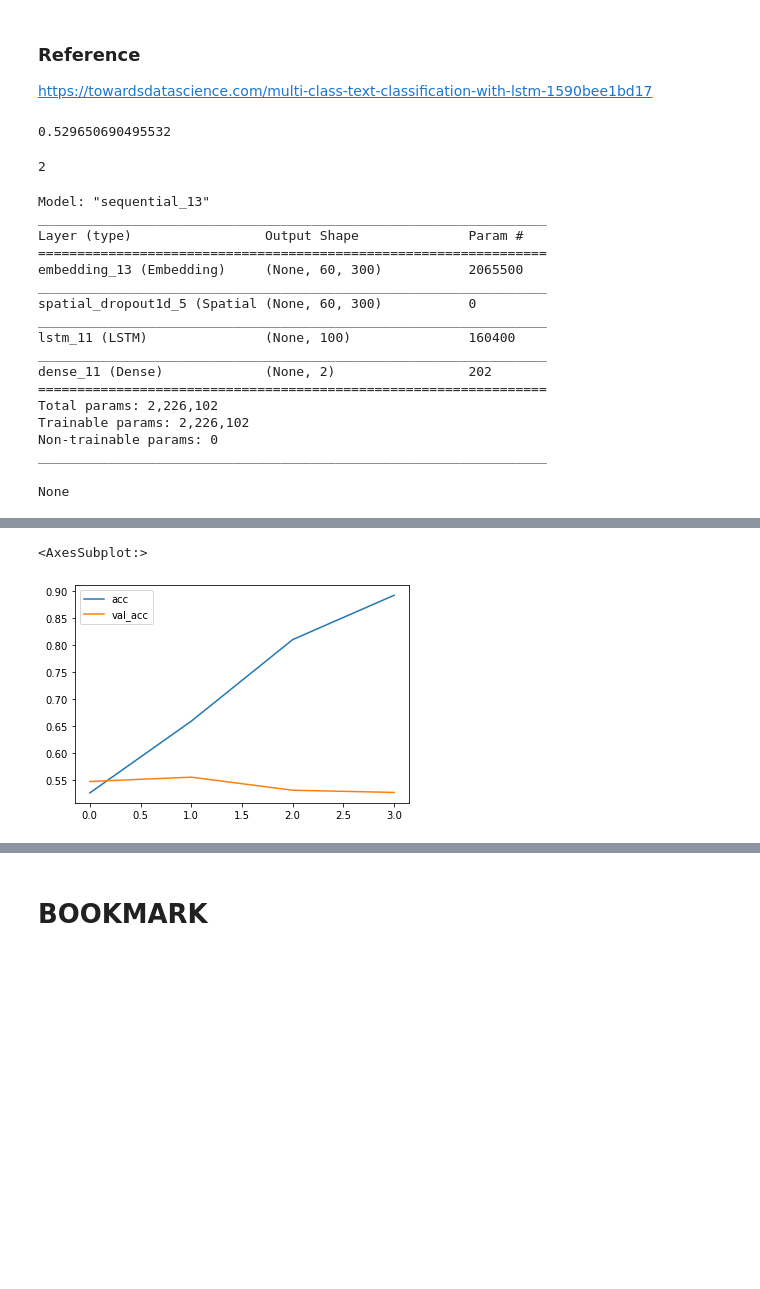
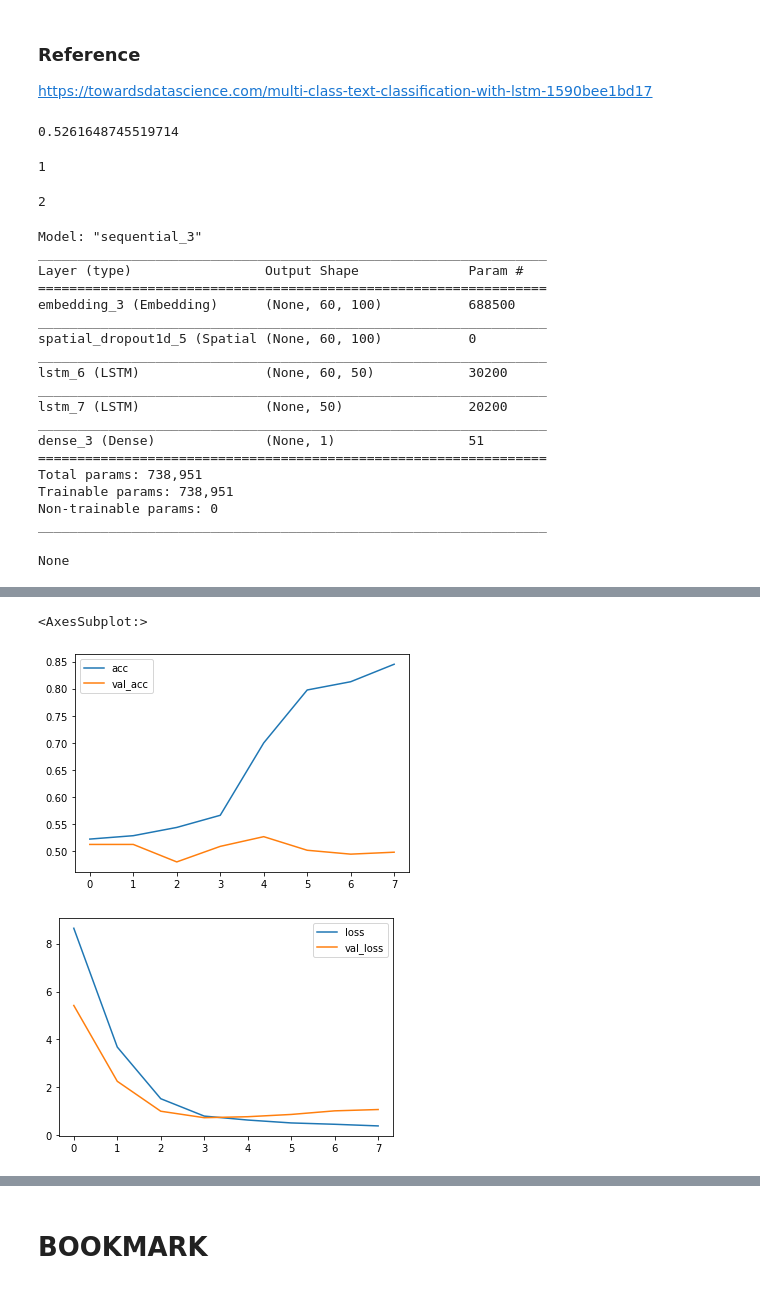
Before and after one commit to jirvingphd/capstone-project-using-trumps-tweets-to-predict-stock-market, a Jupyter notebook: Capstone Restarted 10-2020.ipynb, the cells around one changed output, grey strips where cells are left out. Cells and saved outputs as stored; diff of their text form; code cells hidden in the pictures; blank space fills up the shorter version.

```diff
--- a/Capstone Restarted 10-2020.ipynb
+++ b/Capstone Restarted 10-2020.ipynb
@@ -880,6 +892,9 @@ from tensorflow.keras.utils import to_categorical
 text_data = data_df['text']#.tolist()
 
 # Changed for class imblanace  #
-y = to_categorical(data_df['target'])#,num_classes=3)
+if data_df['target'].nunique()>2:
+    y = to_categorical(data_df['target'])#,num_classes=3)
+else:
+    y = data_df['target'].values
 print(f'y.shape={y.shape}')
 # %% [output]
@@ -902,4 +917,5 @@ reverse_index = {v:k for k,v in word_index.items()}
 # %% [output]
 Sequence length: 60
 # %%
-X_train, X_test,y_train,y_test = train_test_split(X, y)# test_size=0.15, val_size=0.15)
+## Train test split
+X_train, X_test,y_train,y_test = train_test_split(X, y, test_size=0.15,random_state=321)#, val_size=0.15)
@@ -912,23 +959,27 @@ X_train, X_test,y_train,y_test = train_test_split(X, y)# test_size=0.15, val_siz
 # %% [markdown]
 ### Reference
 https://towardsdatascience.com/multi-class-text-classification-with-lstm-1590bee1bd17
-# %%
-target_counts = pd.Series(y_train.argmax(axis=1)).value_counts(1)
-target_counts.max()
-# %% [output]
-0.529650690495532
+# %%
+class_balance['y_train'].max()
+# %% [output]
+0.5261648745519714
 # %%
 from tensorflow.keras import callbacks, models, layers, optimizers, regularizers
 
 ## EarlyStopping Callback
-earlystopping = callbacks.EarlyStopping( monitor='val_acc',
-    min_delta=target_counts.max(),
-    patience=3,
+earlystopping = callbacks.EarlyStopping( monitor='val_loss',
+    min_delta=class_balance['y_train'].max(),
+    patience=5,
     verbose=0,
     mode='auto',
     baseline=None,
     restore_best_weights=True,)
-# %%
-y_train.shape[-1]
-# %% [output]
-2
+# %%
+n_classes = y_train.ndim
+n_classes
+# %% [output]
+1
+# %%
+len(target_map_lookup)
+# %% [output]
+2
@@ -938,11 +1019,13 @@ model0 = models.Sequential()
 
 ## Get and add embedding_layer
 model0.add(layers.Embedding(input_dim=len(tokenizer.word_index)+1,
-                            input_length=MAX_SEQUENCE_LENGTH,output_dim=300))
+                            input_length=MAX_SEQUENCE_LENGTH,output_dim=100))
 model0.add(layers.SpatialDropout1D(0.2))
-model0.add(layers.LSTM(units=100, dropout=0.3,recurrent_dropout=0.2))#,return_sequences=False,
-#                        kernel_regularizer=regularizers.l2(.01)))
-
+model0.add(layers.LSTM(units=50, dropout=0.5,recurrent_dropout=0.3,return_sequences=True,
+                       kernel_regularizer=regularizers.l2(.1)))
+# model0.add(layers.SpatialDropout1D(0.2))
+model0.add(layers.LSTM(units=50, dropout=0.5,recurrent_dropout=0.3,return_sequences=False))#,
+#                        kernel_regularizer=regularizers.l2(.1)))
 # model0_wv.add(layers.Bidirectional(layers.LSTM(units=100, return_sequences=True,
 #                        dropout=0.5,recurrent_dropout=0.2,
 # #                        kernel_regularizer=regularizers.l2(.01))))
@@ -951,45 +1034,51 @@ model0.add(layers.LSTM(units=100, dropout=0.3,recurrent_dropout=0.2))#,return_se
 #                        kernel_regularizer=regularizers.l2(.01))))
 
 ##Save n_classes to programmatically change the final layer and loss functions
-n_classes = y_train.shape[-1]
+y_dim = y_train.ndim
 
-if n_classes>1:
+if y_dim>1:
     act_func = 'softmax'
     loss_func = 'categorical_crossentropy'
+    n_classes = len(target_map_lookup)
 
 else:
     act_func = 'sigmoid'
     loss_func = 'binary_crossentropy'
+    n_classes = 1
 
 ## Add Final Layers and Compile
 model0.add(layers.Dense(n_classes,activation=act_func))#3
-model0.compile(loss=loss_func,optimizer="rmsprop",metrics=['acc']) #optimizer="adam"
+
+model0.compile(loss=loss_func,optimizer="rmsprop",metrics=['acc']) #optimizer="rmsprop"
 
 ## Display summary and parans set using n_classes
 display(model0.summary())
-print(f"Final Layer Act Func= {act_func}; Loss Func= {loss_func}")
+print(f"Final Layer Act Func= {act_func}; Loss Func= {loss_func}\n\n")
 
 ## Fit Model and Visualize History
-history = model0.fit(X_train,y_train,batch_size=64,epochs=10,validation_split=0.2,
+history = model0.fit(X_train,y_train,batch_size=32,epochs=10,validation_split=0.2,
                     callbacks=[earlystopping])
 
 res_df = pd.DataFrame(history.history)#.plot()
 res_df[[c for c in res_df.columns if 'acc' in c]].plot()
+res_df[[c for c in res_df.columns if 'loss' in c]].plot()
 # %% [output]
-Model: "sequential_13"
+Model: "sequential_3"
 _________________________________________________________________
 Layer (type)                 Output Shape              Param #
 =================================================================
-embedding_13 (Embedding)     (None, 60, 300)           2065500
+embedding_3 (Embedding)      (None, 60, 100)           688500
 _________________________________________________________________
-spatial_dropout1d_5 (Spatial (None, 60, 300)           0
+spatial_dropout1d_5 (Spatial (None, 60, 100)           0
 _________________________________________________________________
-lstm_11 (LSTM)               (None, 100)               160400
+lstm_6 (LSTM)                (None, 60, 50)            30200
 _________________________________________________________________
-dense_11 (Dense)             (None, 2)                 202
+lstm_7 (LSTM)                (None, 50)                20200
+_________________________________________________________________
+dense_3 (Dense)              (None, 1)                 51
 =================================================================
-Total params: 2,226,102
-Trainable params: 2,226,102
+Total params: 738,951
+Trainable params: 738,951
 Non-trainable params: 0
 _________________________________________________________________
 None
@@ -1005,2 +1104,3 @@ Epoch 4/10
 <AxesSubplot:>
-[figure, old version]
+[figure, new version]
+[figure, added]
```
Also changed, not shown: parts of 46 cells of this notebook, 1 other file.
